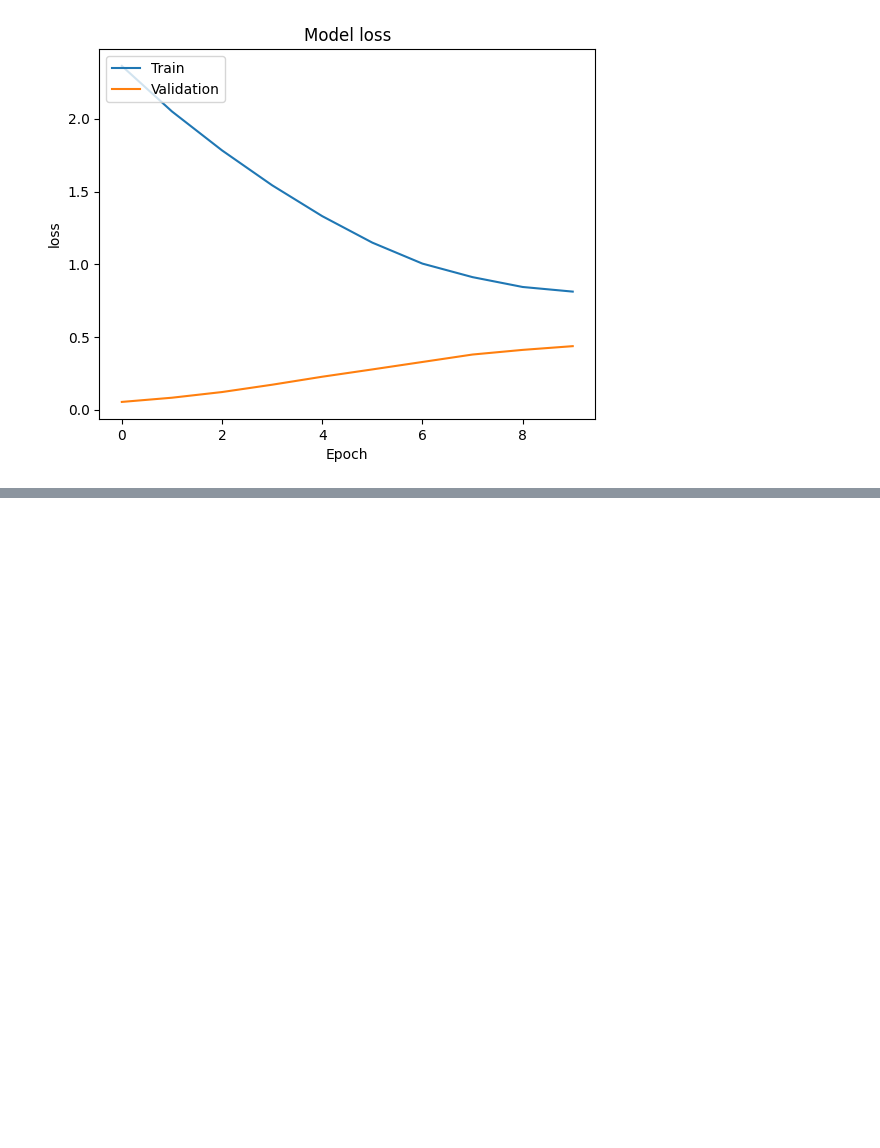
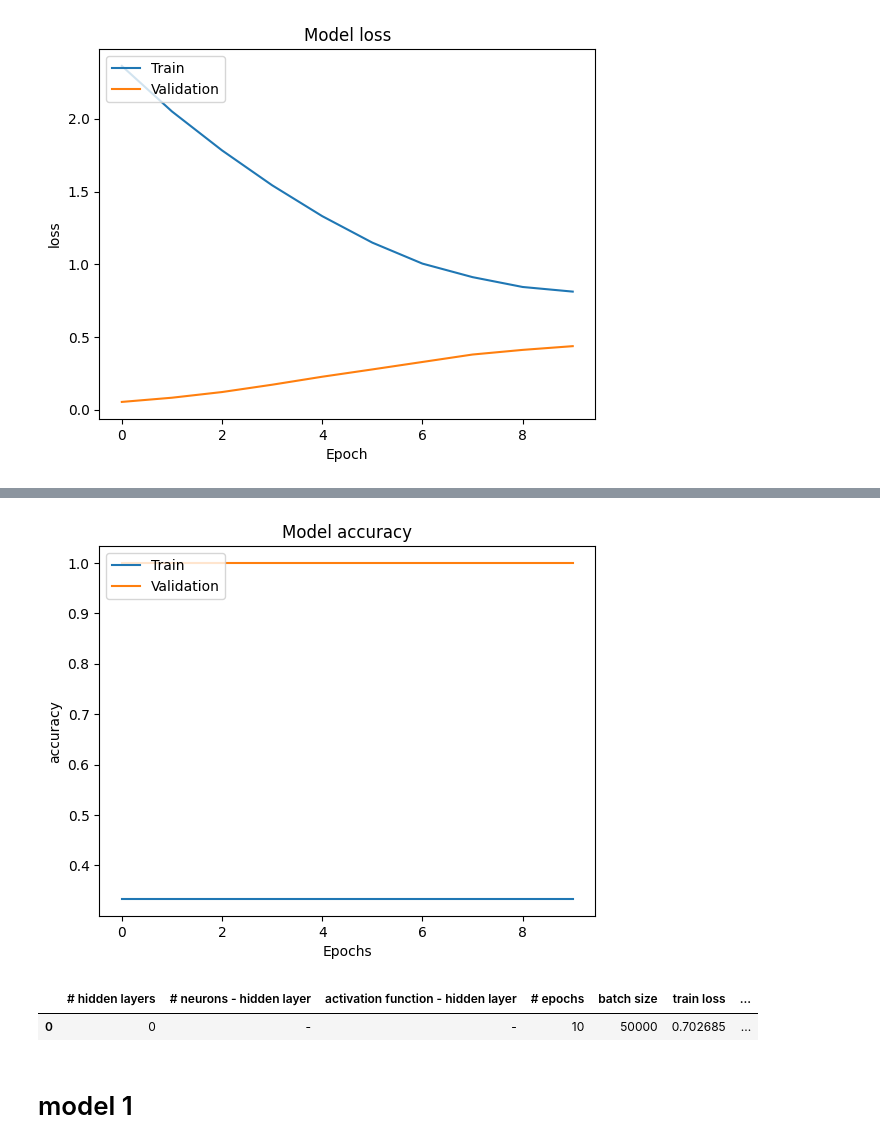
Before and after one commit to bcheng251/BenChen, a Jupyter notebook: Convert_ipynb_to_HTML_in_Colab.ipynb, the cells around one changed output, grey strips where cells are left out. Drawn from its saved outputs; the diff is of its cells as text; code cells hidden in the pictures; blank space fills up the shorter version.

```diff
--- a/Convert_ipynb_to_HTML_in_Colab.ipynb
+++ b/Convert_ipynb_to_HTML_in_Colab.ipynb
@@ -796,0 +916,13 @@ plot(history, 'loss')  # Example: Plotting the loss metric
+# %%
+plot(history,'accuracy')
+# %% [output]
+[figure, added]
+# %%
+results.loc[0] = [0,'-','-',10,50000,history.history["loss"][-1],history.history["val_loss"][-1],history.history["accuracy"][-1],history.history["val_accuracy"][-1],round(end-start,2)]
+
+results
+# %% [output]
+|  | # hidden layers | # neurons - hidden layer | activation function - hidden layer | # epochs | batch size | train loss | ... |
+| 0 | 0 | - | - | 10 | 50000 | 0.702685 | ... |
+# %% [markdown]
+# model 1
```
Also changed, not shown: parts of 4 cells of this notebook.
